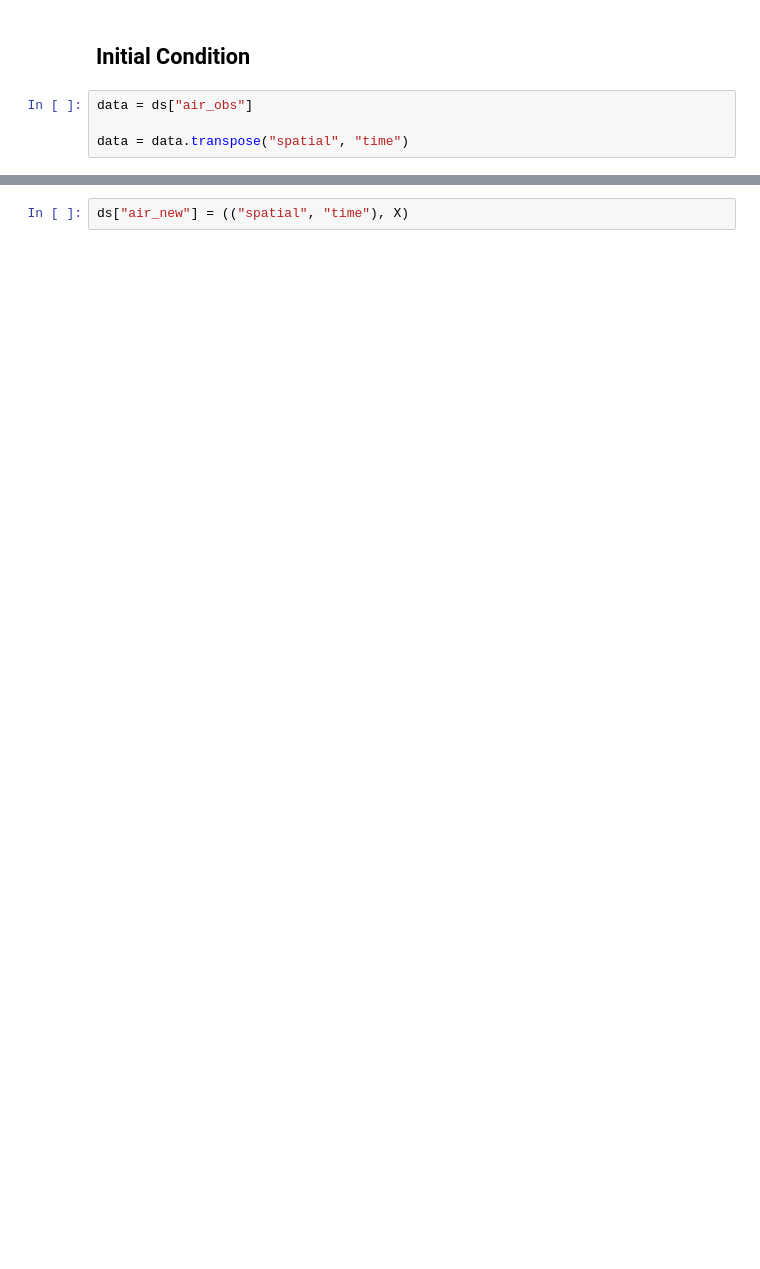
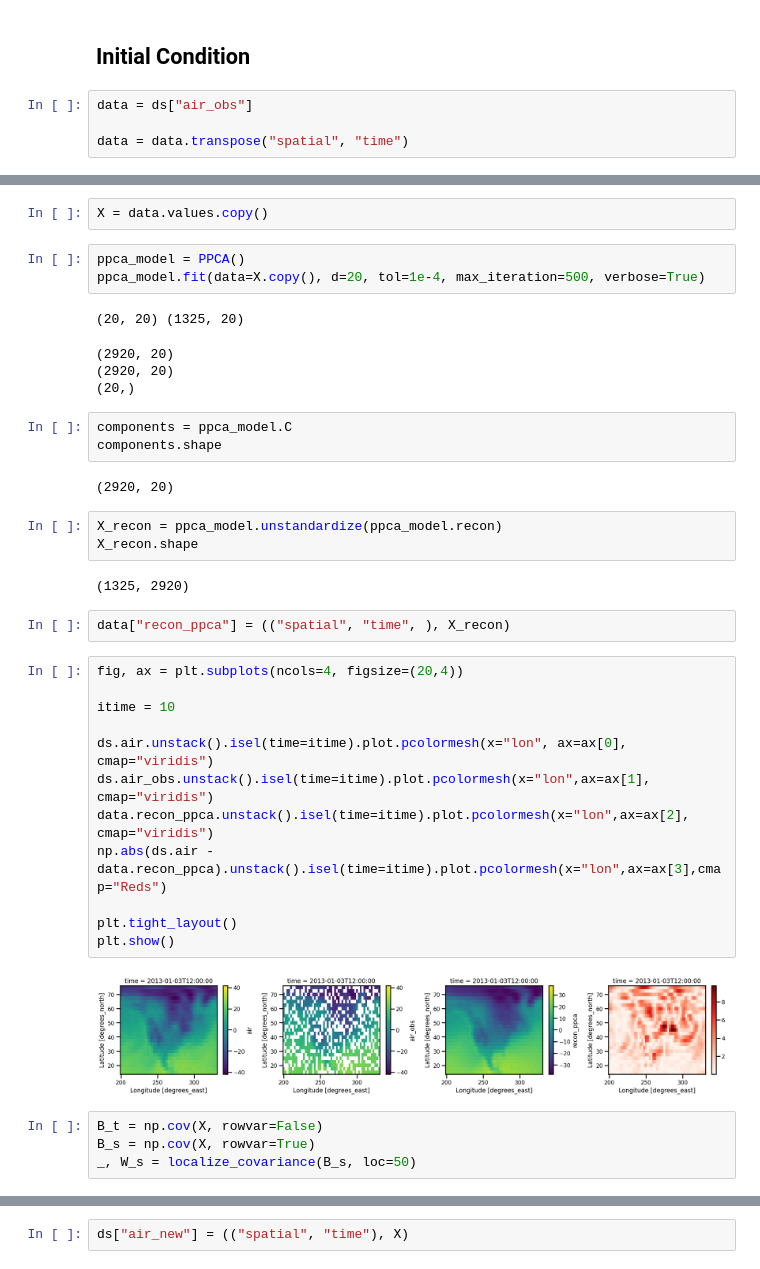
Before and after one commit to jejjohnson/da_toolz, a Jupyter notebook: notebooks/field_based/dineof_missing_ppca_em.ipynb, the cells around one changed output, grey strips where cells are left out. Cells and saved outputs as stored; diff of their text form; blank space fills up the shorter version.

```diff
--- a/notebooks/field_based/dineof.ipynb
+++ b/notebooks/field_based/dineof_missing_ppca_em.ipynb
@@ -187,2 +312,42 @@ X = data.values
+# %%
+X = data.values.copy()
+# %%
+ppca_model = PPCA()
+ppca_model.fit(data=X.copy(), d=20, tol=1e-4, max_iteration=500, verbose=True)
+# %% [output]
+(20, 20) (1325, 20)
+(2920, 20)
+(2920, 20)
+(20,)
+# %%
+components = ppca_model.C
+components.shape
+# %% [output]
+(2920, 20)
+# %%
+X_recon = ppca_model.unstandardize(ppca_model.recon)
+X_recon.shape
+# %% [output]
+(1325, 2920)
+# %%
+data["recon_ppca"] = (("spatial", "time", ), X_recon)
+# %%
+fig, ax = plt.subplots(ncols=4, figsize=(20,4))
+
+itime = 10
+
+ds.air.unstack().isel(time=itime).plot.pcolormesh(x="lon", ax=ax[0], cmap="viridis")
+ds.air_obs.unstack().isel(time=itime).plot.pcolormesh(x="lon",ax=ax[1], cmap="viridis")
+data.recon_ppca.unstack().isel(time=itime).plot.pcolormesh(x="lon",ax=ax[2], cmap="viridis")
+np.abs(ds.air - data.recon_ppca).unstack().isel(time=itime).plot.pcolormesh(x="lon",ax=ax[3],cmap="Reds")
+
+plt.tight_layout()
+plt.show()
+# %% [output]
+[figure, added]
+# %%
+B_t = np.cov(X, rowvar=False)
+B_s = np.cov(X, rowvar=True)
+_, W_s = localize_covariance(B_s, loc=50)
 # %%
 num_components = 50
```
Also changed, not shown: parts of 14 cells of this notebook, 11 other files.
